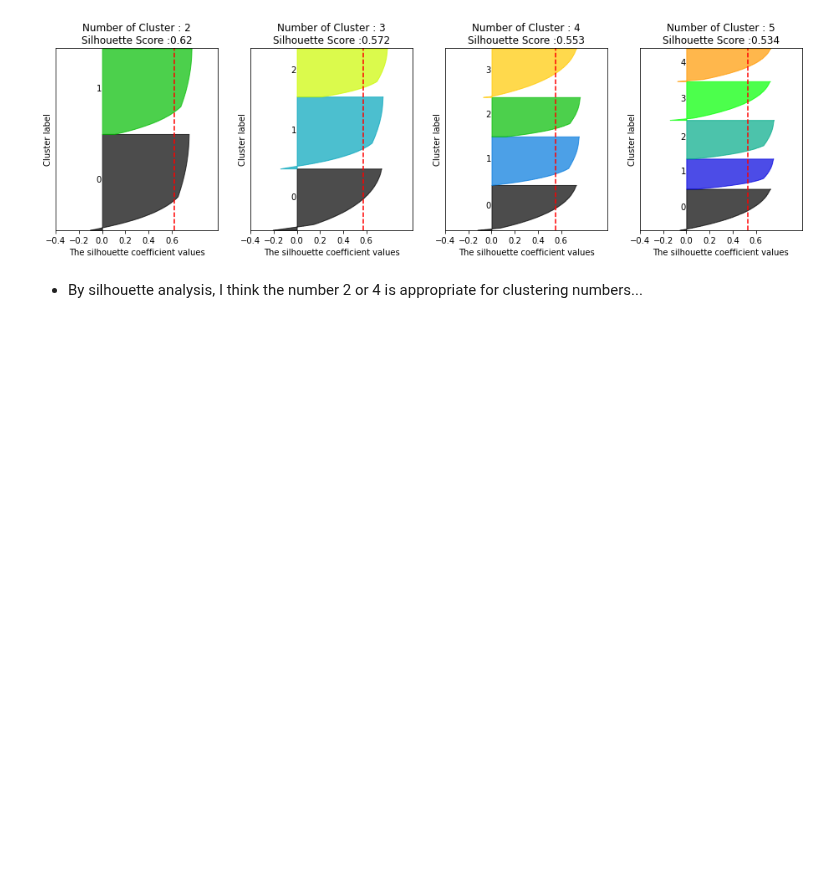
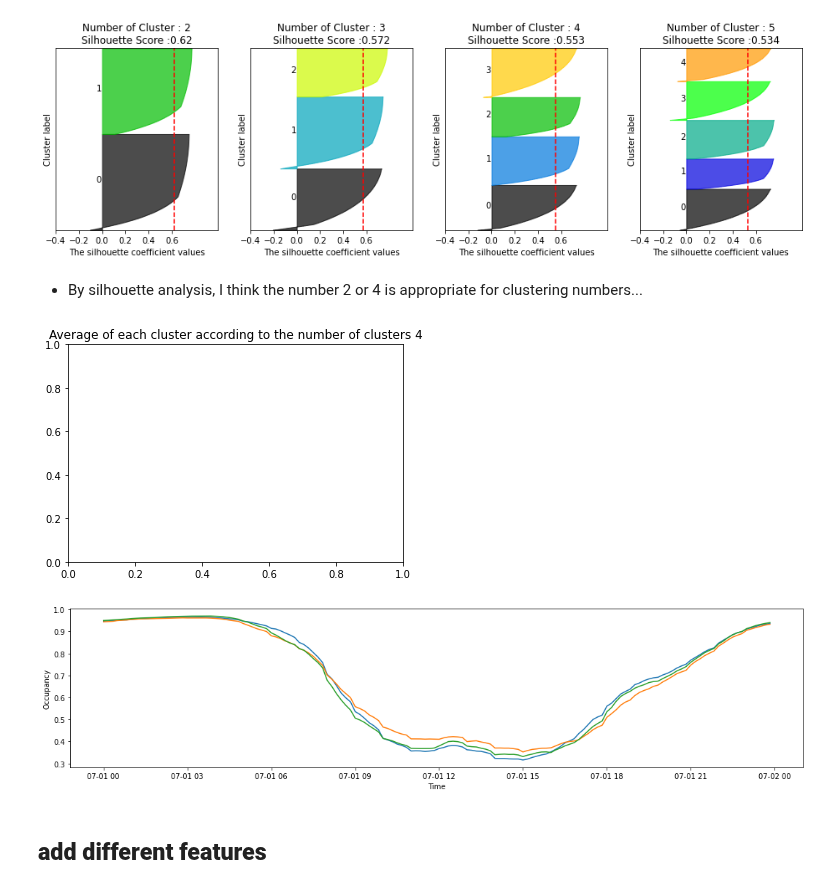
Before and after one commit to mini3713/mini3713, a Jupyter notebook: occupancy/test_1228_silhouette&add_features.ipynb, the cells around one changed output. Cells and saved outputs as stored; diff of their text form; code cells hidden in the pictures; blank space fills up the shorter version.

```diff
--- a/occupancy/test_1228_silhouette&add_features.ipynb
+++ b/occupancy/test_1228_silhouette&add_features.ipynb
@@ -92,7 +92,7 @@ visualize_silhouette([2, 3, 4, 5], df)
 # %%
 total = pd.read_csv("/content/Time use survey_Korea_2019.csv", encoding="cp949")
 # %%
-t = total.iloc[:,12:]
+all = total.iloc[:,12:]
 # %% [markdown]
 ## **add features**
 # %%
@@ -166,0 +117,35 @@ def visualize_clusterave(cluster_lists, X_features): # (k(클러스터개수), x
+# %%
+### 클러스터별 평균을 꺾은선그래프로 시각화해주는 함수 (ing...)
+def visualize_clusterave(k, X_features):
+
+  import matplotlib.pyplot as plt
+
+  tkm = TimeSeriesKMeans(n_clusters = k, max_iter=2, metric="euclidean", random_state=42, n_jobs=-1)
+  cluster = tkm.fit(X_features)
+  X_features['cluster'] = cluster.labels_
+
+  onehot = pd.read_excel('/content/Time use survey_Korea_2019_onehot_only.xlsx')
+  onehot = onehot.drop(['Unnamed: 0'], axis=1)
+
+  ts = pd.date_range('2019-07-01 00:00:00', '2019-07-01 23:50:00', freq='10min')
+
+  for i in range (0, k, 1):
+
+    cluster_label = X_features.index[(X_features['cluster'] == i)].tolist()
+
+    onehot_label = onehot.loc[cluster_label]
+    onehot_rate = onehot_label.sum(axis=0) / len(onehot_label)
+
+    plt.title(f'Average of each cluster according to the number of clusters {k}')
+    plt.figure(figsize=(18,4))
+    plt.xlabel('Time')
+    plt.ylabel('Occupancy')
+
+    plt.plot(ts, onehot_rate)
+# %%
+visualize_clusterave(4, data)
+# %% [output]
+[figure, added]
+[figure, added]
+# %% [markdown]
+## **add different features**
```
Also changed, not shown: parts of 21 cells of this notebook.
